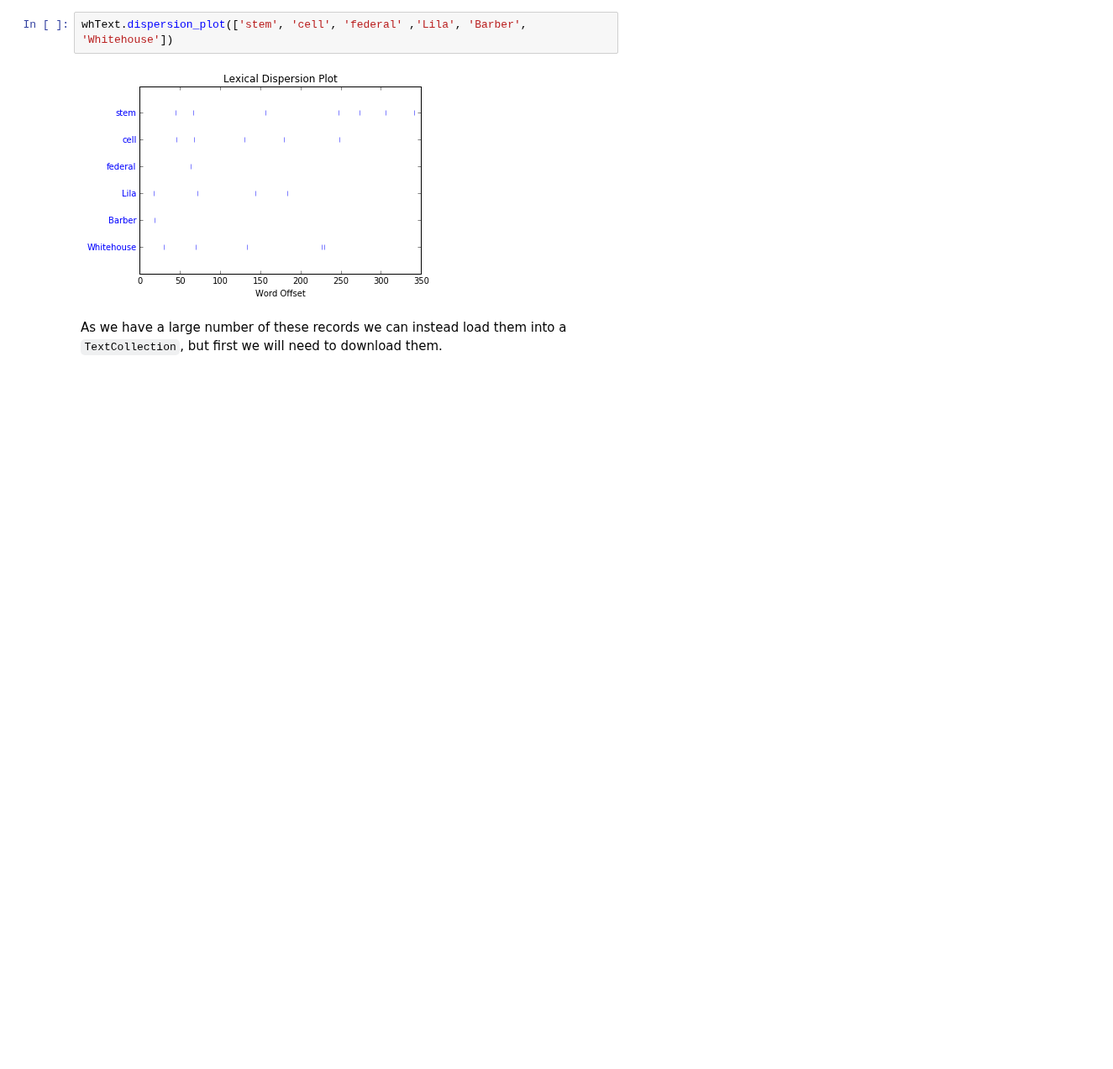
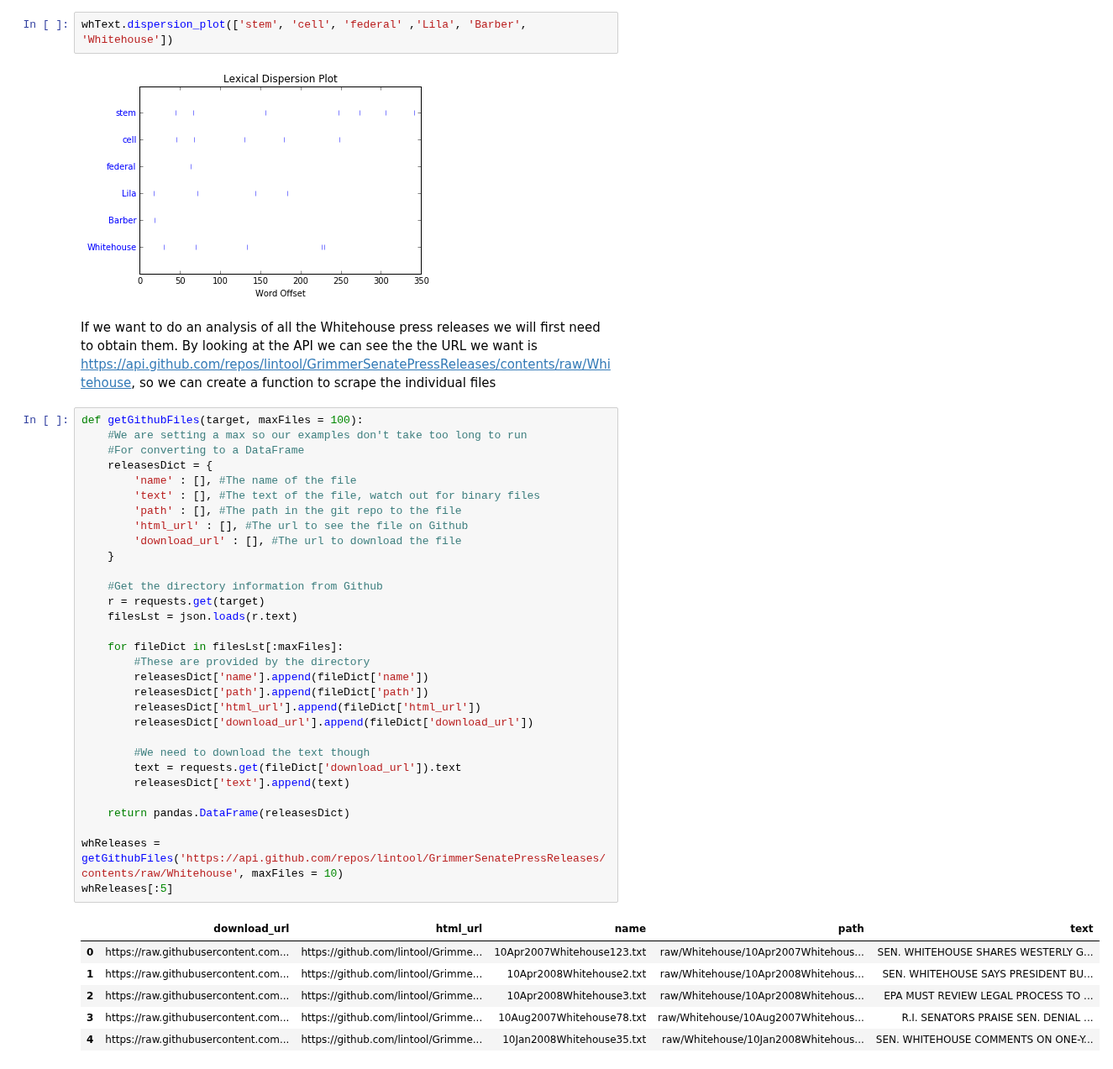
Before and after one commit to KnowledgeLab/content_analysis, a Jupyter notebook: notebooks/2-Corpus-Linguistics.ipynb, the cells around one changed output. Shown at 84% size. Cells and saved outputs as stored; diff of their text form; blank space fills up the shorter version.

```diff
--- a/notebooks/2-Corpus-Linguistics.ipynb
+++ b/notebooks/2-Corpus-Linguistics.ipynb
@@ -303,5 +297,43 @@ AttributeError: 'Text' object has no attribute 'collocation'
 whText.dispersion_plot(['stem', 'cell', 'federal' ,'Lila', 'Barber', 'Whitehouse'])
 # %% [output]
 [figure]
-# %% [markdown]
-As we have a large number of these records we can instead load them into a `TextCollection`, but first we will need to download them.
+# %% [markdown]
+If we want to do an analysis of all the Whitehouse press releases we will first need to obtain them. By looking at the API we can see the the URL we want is [https://api.github.com/repos/lintool/GrimmerSenatePressReleases/contents/raw/Whitehouse](https://api.github.com/repos/lintool/GrimmerSenatePressReleases/contents/raw/Whitehouse), so we can create a function to scrape the individual files
+# %%
+def getGithubFiles(target, maxFiles = 100):
+    #We are setting a max so our examples don't take too long to run
+    #For converting to a DataFrame
+    releasesDict = {
+        'name' : [], #The name of the file
+        'text' : [], #The text of the file, watch out for binary files
+        'path' : [], #The path in the git repo to the file
+        'html_url' : [], #The url to see the file on Github
+        'download_url' : [], #The url to download the file
+    }
+
+    #Get the directory information from Github
+    r = requests.get(target)
+    filesLst = json.loads(r.text)
+
+    for fileDict in filesLst[:maxFiles]:
+        #These are provided by the directory
+        releasesDict['name'].append(fileDict['name'])
+        releasesDict['path'].append(fileDict['path'])
+        releasesDict['html_url'].append(fileDict['html_url'])
+        releasesDict['download_url'].append(fileDict['download_url'])
+
+        #We need to download the text though
+        text = requests.get(fileDict['download_url']).text
+        releasesDict['text'].append(text)
+
+    return pandas.DataFrame(releasesDict)
+
+whReleases = getGithubFiles('https://api.github.com/repos/lintool/GrimmerSenatePressReleases/contents/raw/Whitehouse', maxFiles = 10)
+whReleases[:5]
+# %% [output]
+|  | download_url | html_url | name | path | text |
+| 0 | https://raw.githubusercontent.com... | https://github.com/lintool/Grimme... | 10Apr2007Whitehouse123.txt | raw/Whitehouse/10Apr2007Whitehous... | SEN. WHITEHOUSE SHARES WESTERLY G... |
+| 1 | https://raw.githubusercontent.com... | https://github.com/lintool/Grimme... | 10Apr2008Whitehouse2.txt | raw/Whitehouse/10Apr2008Whitehous... | SEN. WHITEHOUSE SAYS PRESIDENT BU... |
+| 2 | https://raw.githubusercontent.com... | https://github.com/lintool/Grimme... | 10Apr2008Whitehouse3.txt | raw/Whitehouse/10Apr2008Whitehous... | EPA MUST REVIEW LEGAL PROCESS TO ... |
+| 3 | https://raw.githubusercontent.com... | https://github.com/lintool/Grimme... | 10Aug2007Whitehouse78.txt | raw/Whitehouse/10Aug2007Whitehous... | R.I. SENATORS PRAISE SEN. DENIAL ... |
+| 4 | https://raw.githubusercontent.com... | https://github.com/lintool/Grimme... | 10Jan2008Whitehouse35.txt | raw/Whitehouse/10Jan2008Whitehous... | SEN. WHITEHOUSE COMMENTS ON ONE-Y... |
```
Also changed, not shown: parts of 31 cells of this notebook, 4 other files.
